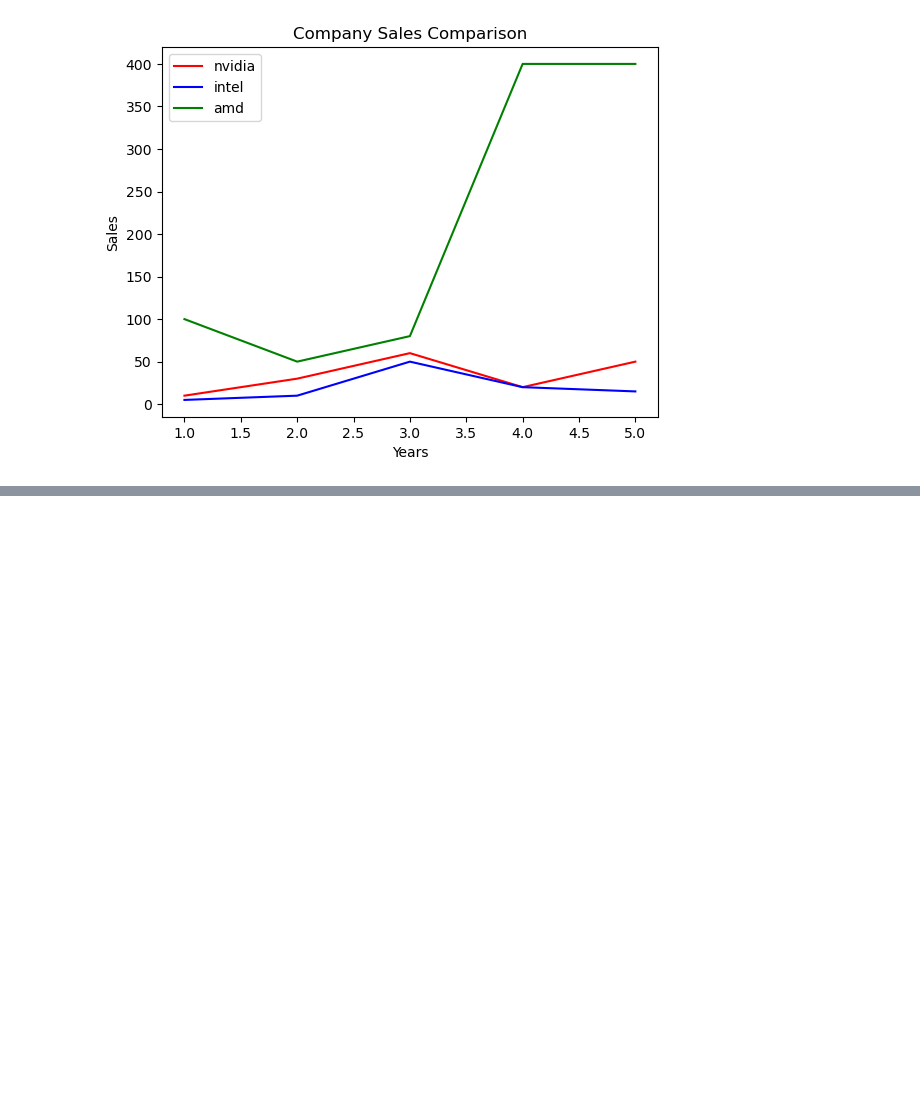
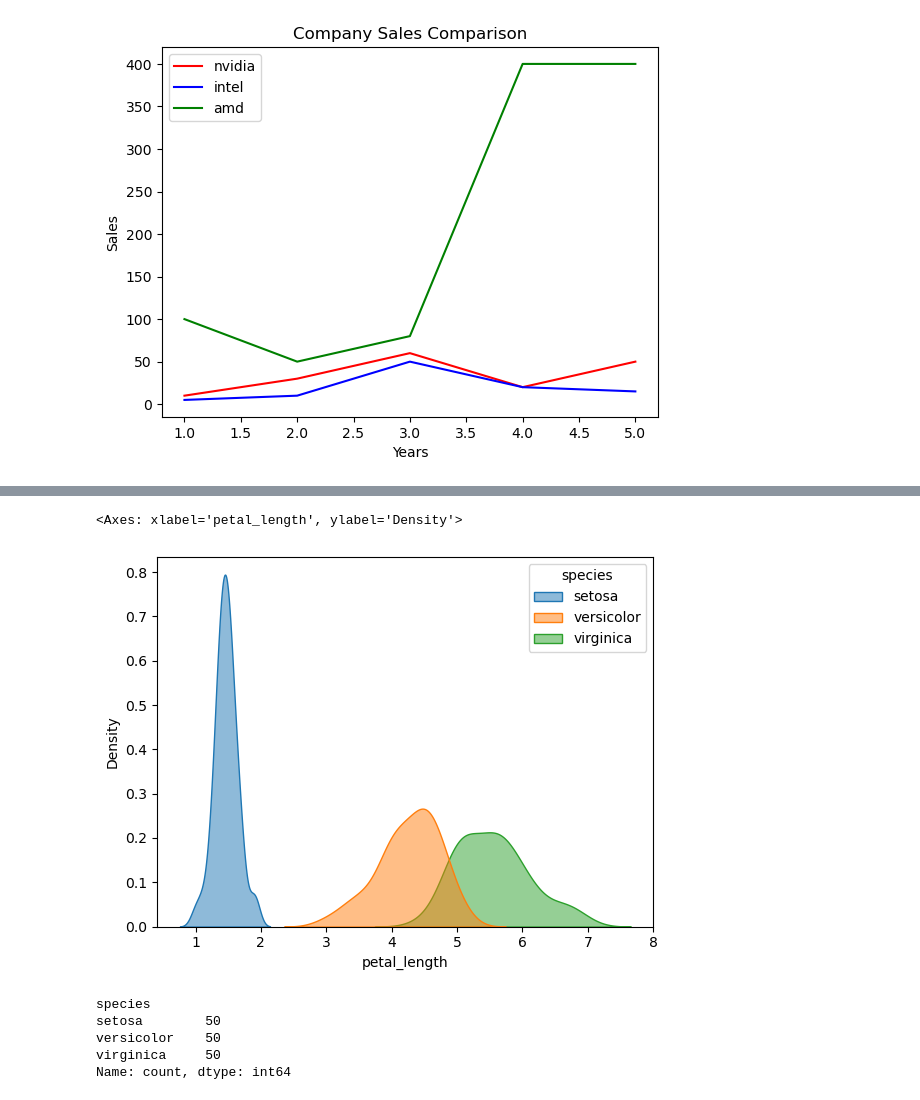
Before and after one commit to devidrees/Codroid-April-Batch, a Jupyter notebook: Day 16 and17 - Data Visualisation 2.ipynb, the cells around one changed output, grey strips where cells are left out. Drawn from its saved outputs; the diff is of its cells as text; code cells hidden in the pictures; blank space fills up the shorter version.

```diff
--- a/Day 16 and17 - Data Visualisation 2.ipynb
+++ b/Day 16 and17 - Data Visualisation 2.ipynb
@@ -72,0 +116,16 @@ plt.show()
+# %%
+sns.kdeplot(data=iris, x='petal_length', hue='species', color='blue',  fill=True, alpha=0.5)
+# %% [output]
+<Axes: xlabel='petal_length', ylabel='Density'>
+[figure, added]
+# %%
+column = ['species']
+
+# count of each species
+iris['species'].value_counts()
+# %% [output]
+species
+setosa        50
+versicolor    50
+virginica     50
+Name: count, dtype: int64
```
Also changed, not shown: parts of 12 cells of this notebook.
